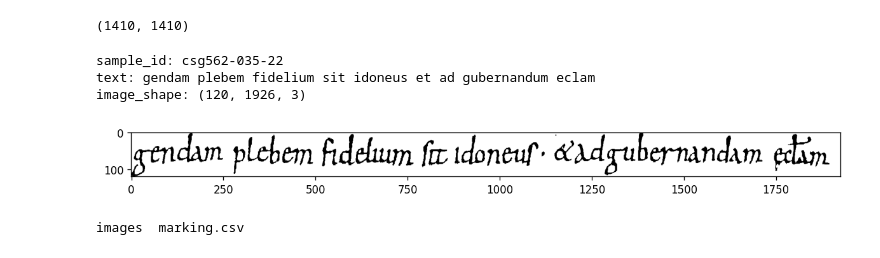
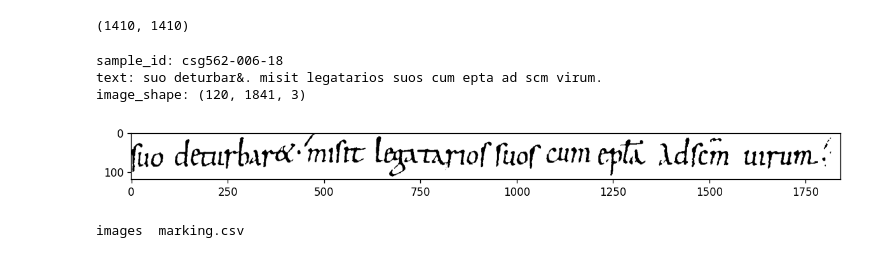
Before and after one commit to ai-forever/StackMix-OCR, a Jupyter notebook: jupyters/how_prepared_data/prepare-saintgall.ipynb, the cells around one changed output. Saved outputs shown, nothing was run; the diff lists cells and outputs as text; code cells hidden in the pictures.

Commit message:
add washington, fix saintgall

```diff
--- a/jupyters/how_prepared_data/prepare-saintgall.ipynb
+++ b/jupyters/how_prepared_data/prepare-saintgall.ipynb
@@ -37,7 +37,13 @@ marking = []
 lines = open('../input/SAINT-GALL/saintgalldb-v1.0/ground_truth/transcription.txt').readlines()
 for line in tqdm(lines):
     sample_id, text, _ = line.split()
-    text = text.replace('-', '').replace('|', ' ').strip()
+    text = (
+        text
+        .replace('pt', '.')
+        .replace('et', '&')
+        .replace('-', '')
+        .replace('|', ' ')
+    )
     page_id = '-'.join(sample_id.split('-')[:2])
 
     if page_id in train_ids:
@@ -56,7 +62,7 @@ for line in tqdm(lines):
         'text': text,
     })
 
-    !cp '../input/SAINT-GALL/saintgalldb-v1.0/data/line_images_normalized/{sample_id}.png' 'prepared_datasets/saintgall/images/{sample_id}.png'
+#     !cp '../input/SAINT-GALL/saintgalldb-v1.0/data/line_images_normalized/{sample_id}.png' 'prepared_datasets/saintgall/images/{sample_id}.png'
 
 
 marking = pd.DataFrame(marking).set_index('sample_id')
@@ -73,23 +81,23 @@ len(glob(f'./prepared_datasets/saintgall/images/*.png')), marking.shape[0]
 # %%
 import matplotlib.pyplot as plt
 
-idx = 777
+idx = 78
 
 sample = marking.iloc[idx]
 text = sample['text']
 image = cv2.imread(f'./prepared_datasets/{sample["path"]}')
 
 print('sample_id:', sample.name)
 print('text:', text)
 print('image_shape:', image.shape)
 
 plt.figure(num=None, figsize=(12, 3), dpi=120, facecolor='w', edgecolor='k')
 plt.imshow(image);
 # %% [output]
-sample_id: csg562-035-22
-text: gendam plebem fidelium sit idoneus et ad gubernandum eclam
-image_shape: (120, 1926, 3)
+sample_id: csg562-006-18
+text: suo deturbar&. misit legatarios suos cum epta ad scm virum.
+image_shape: (120, 1841, 3)
-[figure, old version]
+[figure, new version]
 # %%
 marking.to_csv('./prepared_datasets/saintgall/marking.csv')
 # %%
```
Also changed, not shown: parts of 4 cells of this notebook, 4 other files.
